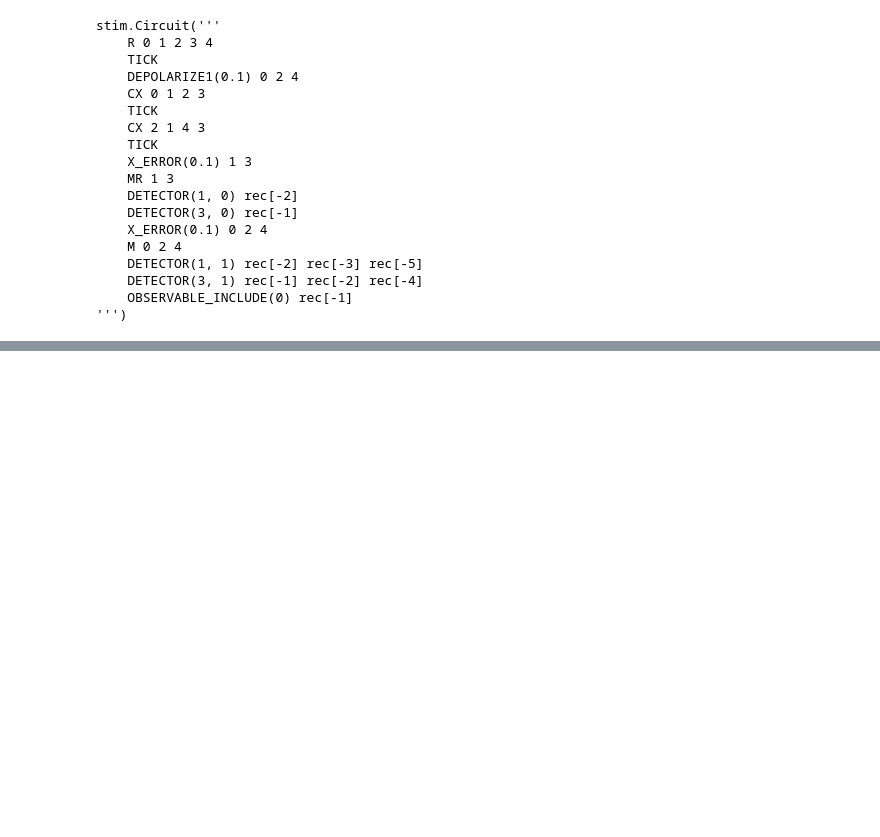
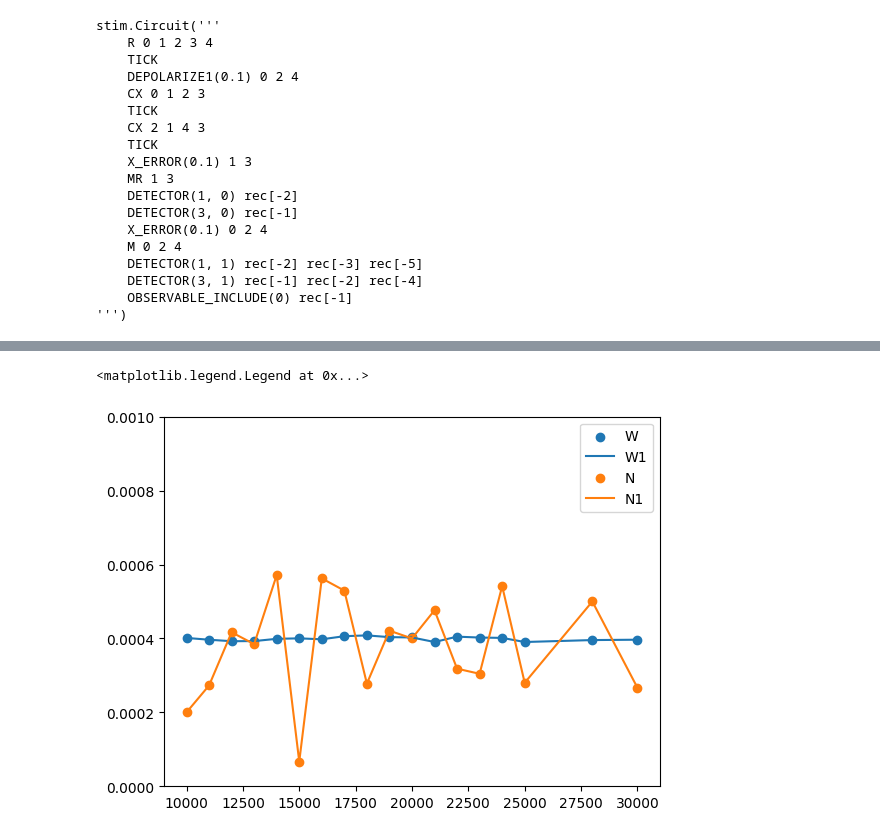
Before and after one commit to yezhuoyang/FTVerification, a Jupyter notebook: test.ipynb, the cells around one changed output, grey strips where cells are left out. Cells and saved outputs as stored; diff of their text form; code cells hidden in the pictures; blank space fills up the shorter version.

```diff
--- a/test.ipynb
+++ b/test.ipynb
@@ -179,0 +1259,33 @@ stim.Circuit('''
+# %%
+import matplotlib.pyplot as plt
+
+sample_list=[10000,11000,12000,13000,14000,15000,16000,17000,18000,19000,20000,21000,22000,23000,24000,25000,28000,30000]
+
+
+Wlist=[]
+Nlist=[]
+
+for shot in sample_list:
+    circuit=CliffordCircuit(2)
+    circuit.set_error_rate(0.0001)
+    circuit.read_circuit_from_file("code/repetition")
+
+
+    tracer=PauliTracer(circuit)
+    tracer.set_dataqubits([1,2,3])
+    sampler=WSampler(circuit)
+    sampler.set_shots(shot)
+    sampler.set_dataqubits([1,2,3])
+    sampler.construct_detector_model()
+
+    sampler.calc_logical_error_rate()
+
+    print(sampler._logical_error_rate)
+    Wlist.append(sampler._logical_error_rate)
+
+    Nsampler=NaiveSampler(circuit)
+    Nsampler.set_shots(shot)
+    Nsampler.calc_logical_error_rate()
+    print(Nsampler._logical_error_rate)
+
+    Nlist.append(Nsampler._logical_error_rate)
@@ -179,0 +1310,10 @@ stim.Circuit('''
+# %%
+plt.scatter(sample_list,Wlist,label="W")
+plt.plot(sample_list,Wlist,label="W1")
+plt.scatter(sample_list,Nlist,label="N")
+plt.plot(sample_list,Nlist,label="N1")
+plt.ylim(0,0.001)
+plt.legend()
+# %% [output]
+<matplotlib.legend.Legend at 0x...>
+[figure, added]
```
Also changed, not shown: parts of 15 cells of this notebook, 6 other files.
